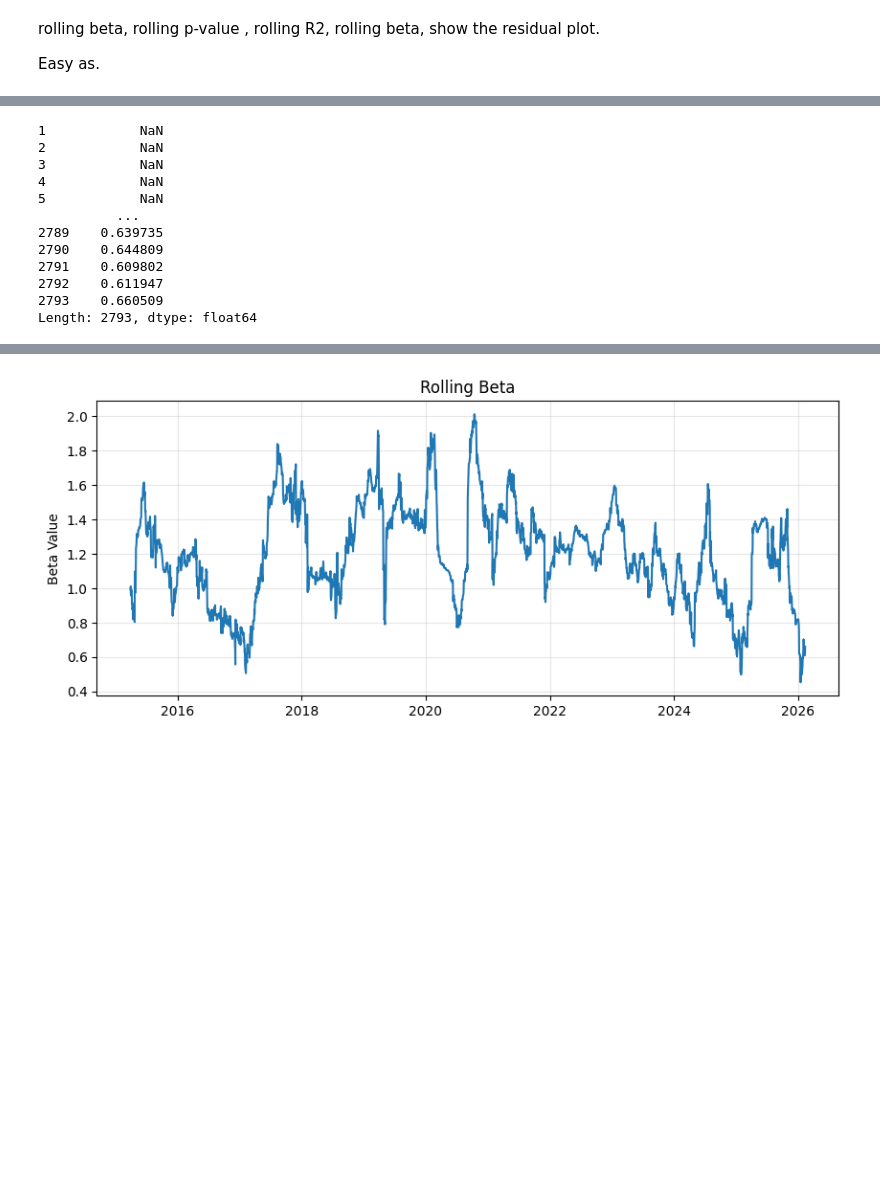
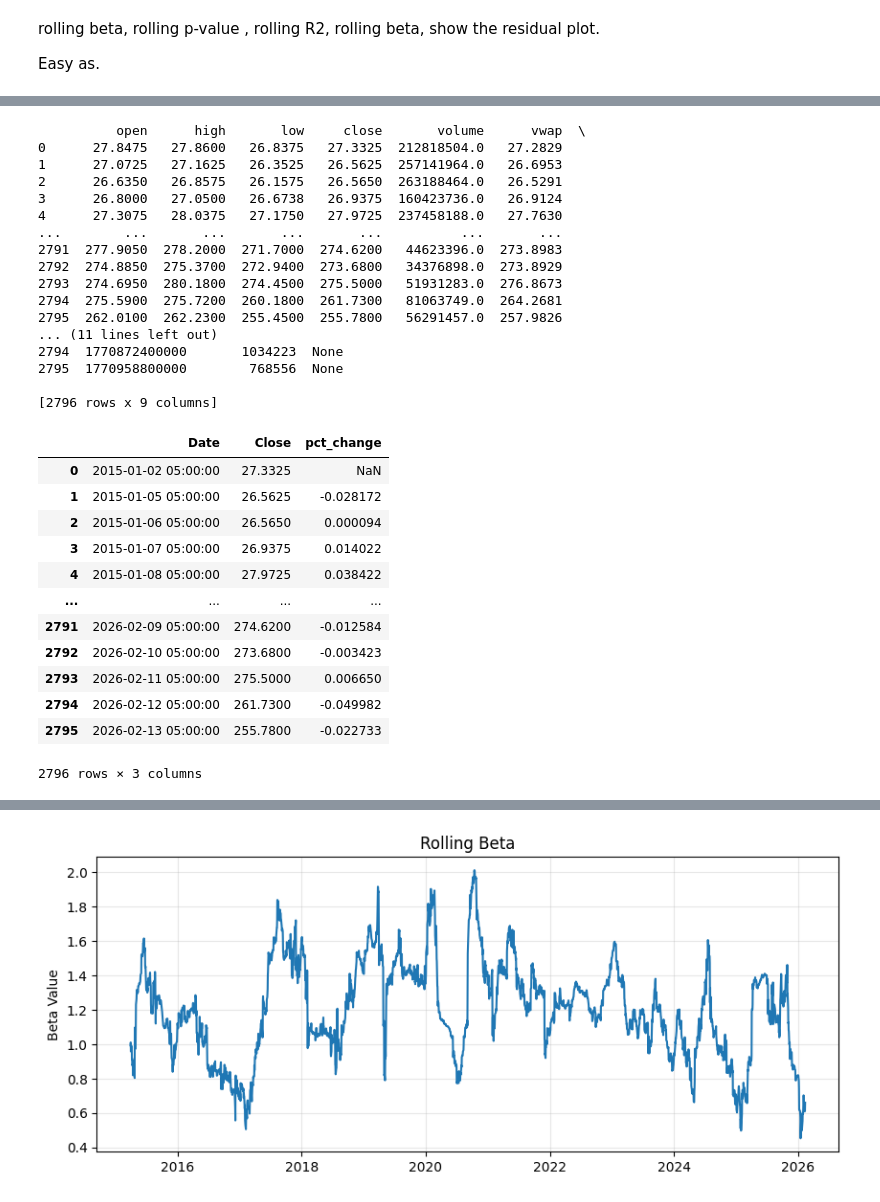
Before and after one commit to SJEGoh/Regression-Analysis, a Jupyter notebook: src/report.ipynb, the cells around one changed output, grey strips where cells are left out. Saved outputs shown, nothing was run; the diff lists cells and outputs as text; code cells hidden in the pictures; blank space fills up the shorter version.

```diff
--- a/src/report.ipynb
+++ b/src/report.ipynb
@@ -12,0 +14,3 @@ import datetime
+# %%
+get_data("AAPL", "Equity").head()
+# %% [output]
@@ -13,3 +19,33 @@ import datetime
+          open      high       low     close       volume      vwap  \
+0      27.8475   27.8600   26.8375   27.3325  212818504.0   27.2829
+1      27.0725   27.1625   26.3525   26.5625  257141964.0   26.6953
+2      26.6350   26.8575   26.1575   26.5650  263188464.0   26.5291
+3      26.8000   27.0500   26.6738   26.9375  160423736.0   26.9124
+4      27.3075   28.0375   27.1750   27.9725  237458188.0   27.7630
+...        ...       ...       ...       ...          ...       ...
+2791  277.9050  278.2000  271.7000  274.6200   44623396.0  273.8983
+2792  274.8850  275.3700  272.9400  273.6800   34376898.0  273.8929
+2793  274.6950  280.1800  274.4500  275.5000   51931283.0  276.8673
+2794  275.5900  275.7200  260.1800  261.7300   81063749.0  264.2681
+2795  262.0100  262.2300  255.4500  255.7800   56291457.0  257.9826
+... (11 lines left out)
+2794  1770872400000       1034223  None
+2795  1770958800000        768556  None
+
+[2796 rows x 9 columns]
+|  | Date | Close | pct_change |
+| 0 | 2015-01-02 05:00:00 | 27.3325 | NaN |
+| 1 | 2015-01-05 05:00:00 | 26.5625 | -0.028172 |
+| 2 | 2015-01-06 05:00:00 | 26.5650 | 0.000094 |
+| 3 | 2015-01-07 05:00:00 | 26.9375 | 0.014022 |
+| 4 | 2015-01-08 05:00:00 | 27.9725 | 0.038422 |
+| ... | ... | ... | ... |
+| 2791 | 2026-02-09 05:00:00 | 274.6200 | -0.012584 |
+| 2792 | 2026-02-10 05:00:00 | 273.6800 | -0.003423 |
+| 2793 | 2026-02-11 05:00:00 | 275.5000 | 0.006650 |
+| 2794 | 2026-02-12 05:00:00 | 261.7300 | -0.049982 |
+| 2795 | 2026-02-13 05:00:00 | 255.7800 | -0.022733 |
+2796 rows × 3 columns
 # %%
 ticker = "AAPL"
 bench_ticker = "SPY"
@@ -21,21 +57,6 @@ ticker_prices.columns = ["ticker_close", "date", "ticker_pct"]
 bench_prices["pct_change"] = bench_prices["close"].pct_change()
 bench_prices.columns = ["bench_close", "bench_pct"]
 ticker_prices["date"] = pd.to_datetime(ticker_prices["date"], unit = "ms")
-# %%
-get_rolling_beta(ticker_prices, bench_prices, 60)
-# %% [output]
-1            NaN
-2            NaN
-3            NaN
-4            NaN
-5            NaN
-          ...
-2789    0.639735
-2790    0.644809
-2791    0.609802
-2792    0.611947
-2793    0.660509
-Length: 2793, dtype: float64
 # %%
 stats = get_rolling_stats(ticker_prices, bench_prices, 60)
 # %%
```
Also changed, not shown: parts of 2 cells of this notebook, 2 other files.
